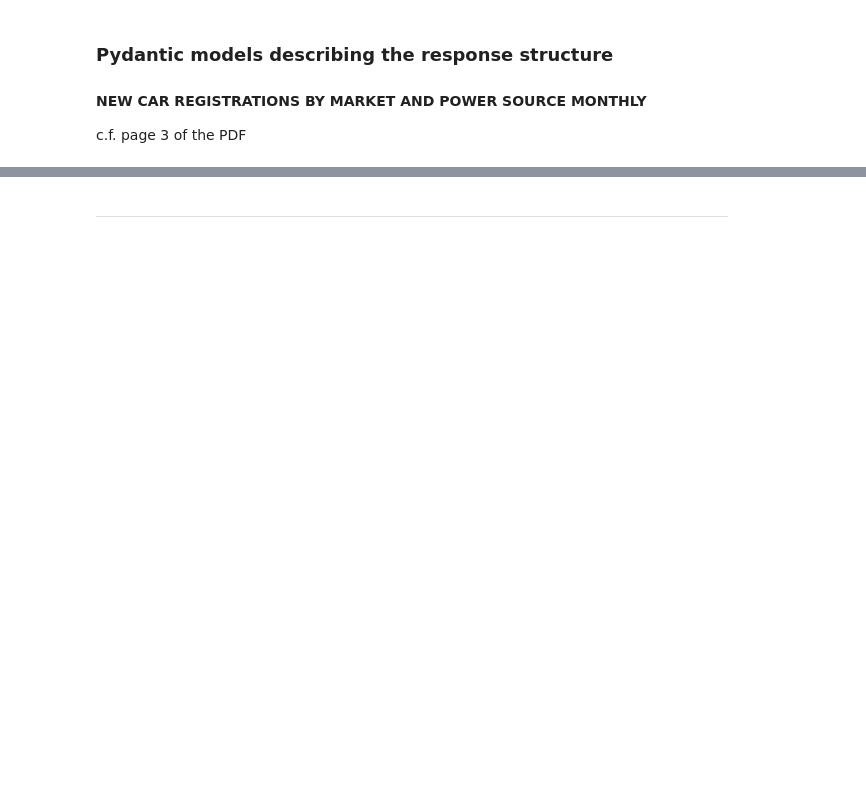
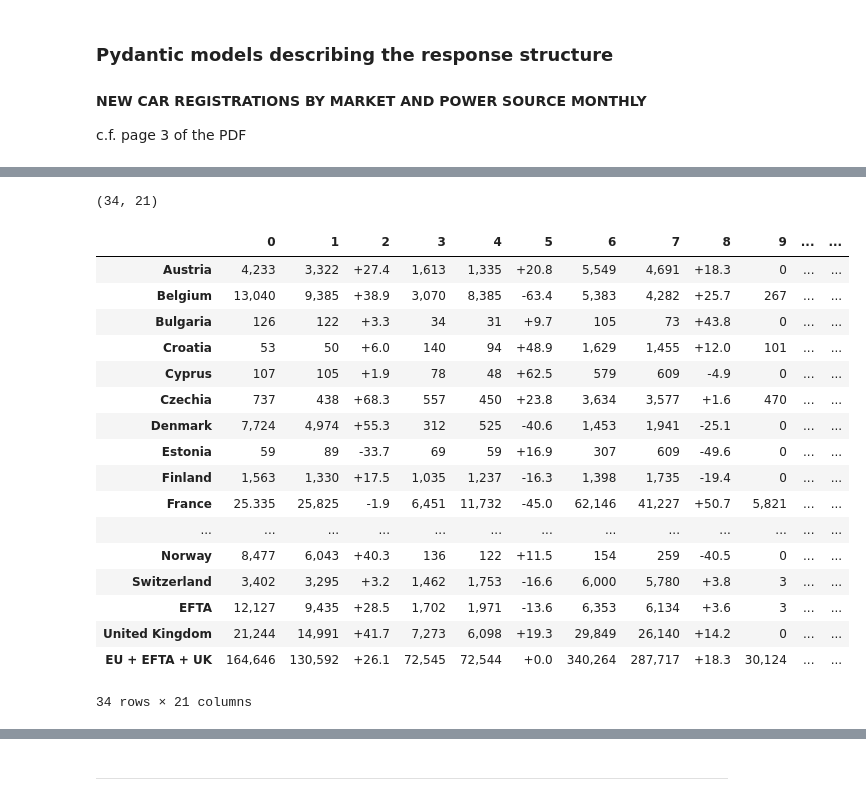
Before and after one commit to buruzaemon/pdf-table-extraction, a Jupyter notebook: 05_Gemini_2.0_Flash_API.ipynb, the cells around one changed output, grey strips where cells are left out. Drawn from its saved outputs; the diff is of its cells as text; code cells hidden in the pictures; blank space fills up the shorter version.

Commit message:
more work on prompt design & structured data with Gemini 2.0 Flash

```diff
--- a/05_Gemini_2.0_Flash_API.ipynb
+++ b/05_Gemini_2.0_Flash_API.ipynb
@@ -105,19 +99,38 @@ class Table1(BaseModel):
+# %%
+class Table1Row(BaseModel):
+    name: str = Field(description="name of country or geopolitical entity for this table row")
+
+    values: list[str] = Field(description=(
+        "list of exactly 21 values, 3 for each the following major column category: BATTERY ELECTRIC, PLUG-IN HYBRID, HYBRID ELECTRIC, OTHERS, PETROL, DIESEL, and TOTAL. if any of the values are blank or missing, represent with an ??"
+    ))
+
+class Table1(BaseModel):
+    rows: list[Table1Row] = Field(description="List of Table1Row objects that make up the table")
 # %%
 %%time
 
 prompt="""
-Extract all columns for major column categories of BATTERY ELECTRIC, PLUG-IN HYBRID, HYBRID ELECTRIC, OTHERS, PETROL, DIESEL, and TOTAL in the NEW CAR REGISTRATIONS BY MARKET AND POWER SOURCE, MONTHLY table in the given PDF.
+Retrieve the entire contents for the NEW CAR REGISTRATIONS BY MARKET AND POWER SOURCE, MONTHLY table in the given PDF.
 
-For each major column category, you must extract 3 values for: current month in current year, current month in previous year, and % change current yy / previous yy.
+Parse this table row by row, from left to right.
 
-Scan each table row from left to right, representing all missing cell values with double question marks.
+There are 7 major column categories:
+- BATTERY ELECTRIC
+- PLUG-IN HYBRID
+- HYBRID ELECTRIC
+- OTHERS
+- PETROL
+- DIESEL
+- TOTAL
 
-Represent missing % change year-on-year values with double question marks.
+Each major column category has 3 values for:
+- current month in current year
+- current month in previous year
+- % change current yy / previous yy
 
-There will be 34 rows and 21 columns.
+If any of the 3 values in a major column category are missing or empty, represent that value with ??.
 
-DO NOT MAKE UP CELL VALUES!
+Be aware that it is possible for all 3 values in a major column category to be empty!
 """.strip()
 
-
-tidy_data = extract_structured_data(model_id, prompt, pdf_file_part, Table1)
+table_data = extract_structured_data(model_id, prompt, pdf_file_part, Table1)
@@ -124,15 +140,35 @@ tidy_data = extract_structured_data(model_id, prompt, pdf_file_part, Table1)
 # %%
 row_headers, data = [], []
-for row in tidy_data.model_dump()['data']:
+for row in table_data.model_dump()['rows']:
     row_headers.append(row['name'])
     data.append(row['values'])
 
 df = pd.DataFrame(data, index=row_headers)
 df.replace('??', '', inplace=True)
 
 print(df.shape)
 print()
 df
+# %% [output]
+(34, 21)
+|  | 0 | 1 | 2 | 3 | 4 | 5 | 6 | 7 | 8 | 9 | ... | ... |
+| Austria | 4,233 | 3,322 | +27.4 | 1,613 | 1,335 | +20.8 | 5,549 | 4,691 | +18.3 | 0 | ... | ... |
+| Belgium | 13,040 | 9,385 | +38.9 | 3,070 | 8,385 | -63.4 | 5,383 | 4,282 | +25.7 | 267 | ... | ... |
+| Bulgaria | 126 | 122 | +3.3 | 34 | 31 | +9.7 | 105 | 73 | +43.8 | 0 | ... | ... |
+| Croatia | 53 | 50 | +6.0 | 140 | 94 | +48.9 | 1,629 | 1,455 | +12.0 | 101 | ... | ... |
+| Cyprus | 107 | 105 | +1.9 | 78 | 48 | +62.5 | 579 | 609 | -4.9 | 0 | ... | ... |
+| Czechia | 737 | 438 | +68.3 | 557 | 450 | +23.8 | 3,634 | 3,577 | +1.6 | 470 | ... | ... |
+| Denmark | 7,724 | 4,974 | +55.3 | 312 | 525 | -40.6 | 1,453 | 1,941 | -25.1 | 0 | ... | ... |
+| Estonia | 59 | 89 | -33.7 | 69 | 59 | +16.9 | 307 | 609 | -49.6 | 0 | ... | ... |
+| Finland | 1,563 | 1,330 | +17.5 | 1,035 | 1,237 | -16.3 | 1,398 | 1,735 | -19.4 | 0 | ... | ... |
+| France | 25.335 | 25,825 | -1.9 | 6,451 | 11,732 | -45.0 | 62,146 | 41,227 | +50.7 | 5,821 | ... | ... |
+| ... | ... | ... | ... | ... | ... | ... | ... | ... | ... | ... | ... | ... |
+| Norway | 8,477 | 6,043 | +40.3 | 136 | 122 | +11.5 | 154 | 259 | -40.5 | 0 | ... | ... |
+| Switzerland | 3,402 | 3,295 | +3.2 | 1,462 | 1,753 | -16.6 | 6,000 | 5,780 | +3.8 | 3 | ... | ... |
+| EFTA | 12,127 | 9,435 | +28.5 | 1,702 | 1,971 | -13.6 | 6,353 | 6,134 | +3.6 | 3 | ... | ... |
+| United Kingdom | 21,244 | 14,991 | +41.7 | 7,273 | 6,098 | +19.3 | 29,849 | 26,140 | +14.2 | 0 | ... | ... |
+| EU + EFTA + UK | 164,646 | 130,592 | +26.1 | 72,545 | 72,544 | +0.0 | 340,264 | 287,717 | +18.3 | 30,124 | ... | ... |
+34 rows × 21 columns
 # %%
 df.loc[[
     'Austria',
```
Also changed, not shown: parts of 29 cells of this notebook.
